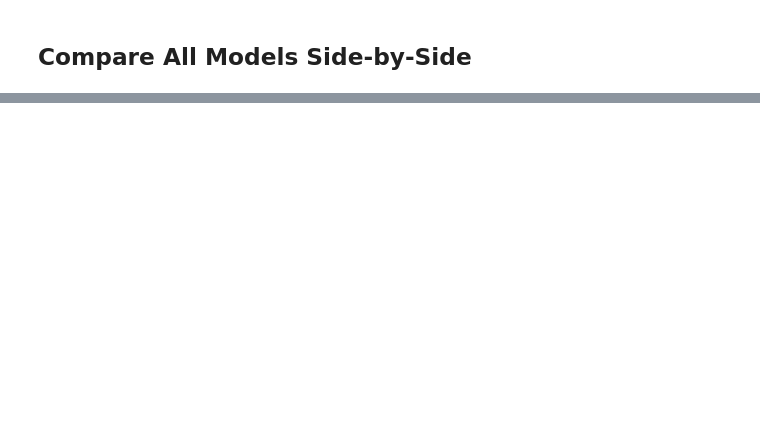
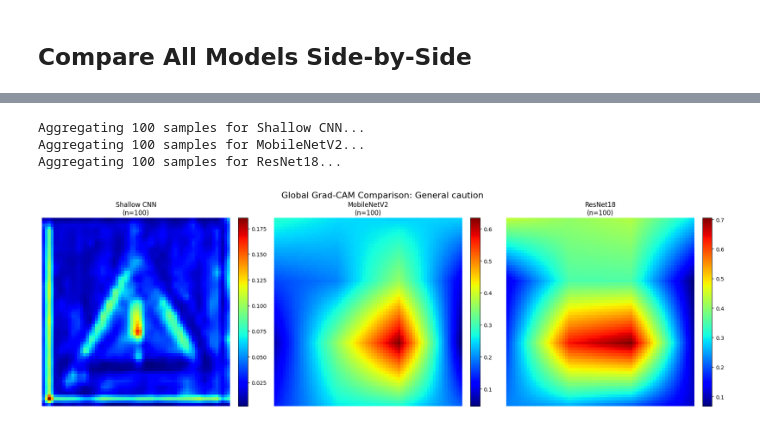
Before and after one commit to ICAI-IMAT-XAI/final-project-rdgzmanuel, a Jupyter notebook: notebooks/xai_explanations.ipynb, the cells around one changed output, grey strips where cells are left out. Drawn from its saved outputs; the diff is of its cells as text; code cells hidden in the pictures; blank space fills up the shorter version.

```diff
--- a/notebooks/xai_explanations.ipynb
+++ b/notebooks/xai_explanations.ipynb
@@ -498,0 +497,70 @@ plt.show()
+# %%
+splits = load_splits(GTSRBConfig.PROCESSED_DIR)
+
+val_dataset = GTSRBDataset(
+        splits["val"][0], splits["val"][1], transform=get_transforms(augment=False)
+    )
+
+val_loader = DataLoader(val_dataset, batch_size=64, shuffle=False, num_workers=4)
+# %%
+# Configuration
+target_class_id = TARGET_CLASS
+num_samples = ExplorerConfig.GRADCAM_SAMPLES
+device = ExplorerConfig.DEVICE
+
+# Model list for comparison
+models_to_compare = [
+    ("Shallow CNN", shallow_cnn, "shallow_cnn"),
+    ("MobileNetV2", mobilenet, "mobilenet"),
+    ("ResNet18", resnet18, "resnet18")
+]
+
+fig, axes = plt.subplots(1, 3, figsize=(18, 6))
+fig.suptitle(f"Global Grad-CAM Comparison: {GTSRB_CLASS_NAMES[target_class_id]}", fontsize=16)
+
+for ax, (name, model, arch_name) in zip(axes, models_to_compare):
+    print(f"Aggregating {num_samples} samples for {name}...")
+
+    # 1. Setup Grad-CAM for specific model
+    model.to(device).eval()
+    target_layer = get_target_layer(model, arch_name)
+    gradcam_aggregator = GradCAM(model, target_layer)
+
+    # 2. Collection loop
+    cams = []
+    collected = 0
+
+    # Gradient tracking must be enabled for Grad-CAM
+    for images, labels in val_loader:
+        for i in range(images.size(0)):
+            if labels[i].item() == target_class_id:
+                img_tensor = images[i].unsqueeze(0).to(device)
+
+                # Generate CAM (internally uses .backward())
+                cam = gradcam_aggregator.generate_cam(img_tensor, target_class=target_class_id)
+                cams.append(cam)
+                collected += 1
+
+                if collected >= num_samples:
+                    break
+        if collected >= num_samples:
+            break
+
+    # 3. Visualization
+    if cams:
+        global_heatmap = np.mean(np.stack(cams, axis=0), axis=0)
+        im = ax.imshow(global_heatmap, cmap='jet')
+        ax.set_title(f"{name}\n(n={collected})")
+        ax.axis('off')
+        plt.colorbar(im, ax=ax, fraction=0.046, pad=0.04)
+    else:
+        ax.set_title(f"{name}\n(No Samples Found)")
+        ax.axis('off')
+
+plt.tight_layout(rect=[0, 0.03, 1, 0.95])
+plt.show()
+# %% [output]
+Aggregating 100 samples for Shallow CNN...
+Aggregating 100 samples for MobileNetV2...
+Aggregating 100 samples for ResNet18...
+[figure, added]
```
Also changed, not shown: parts of 6 cells of this notebook, 9 other files.
